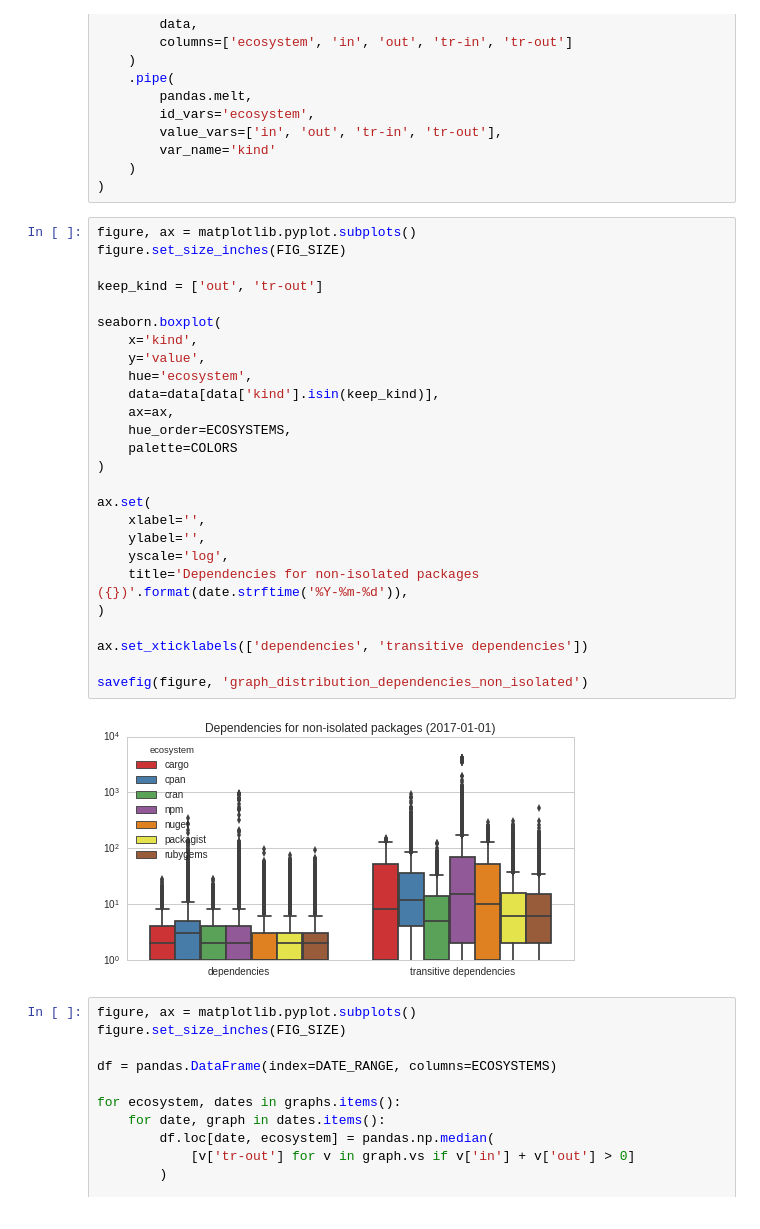
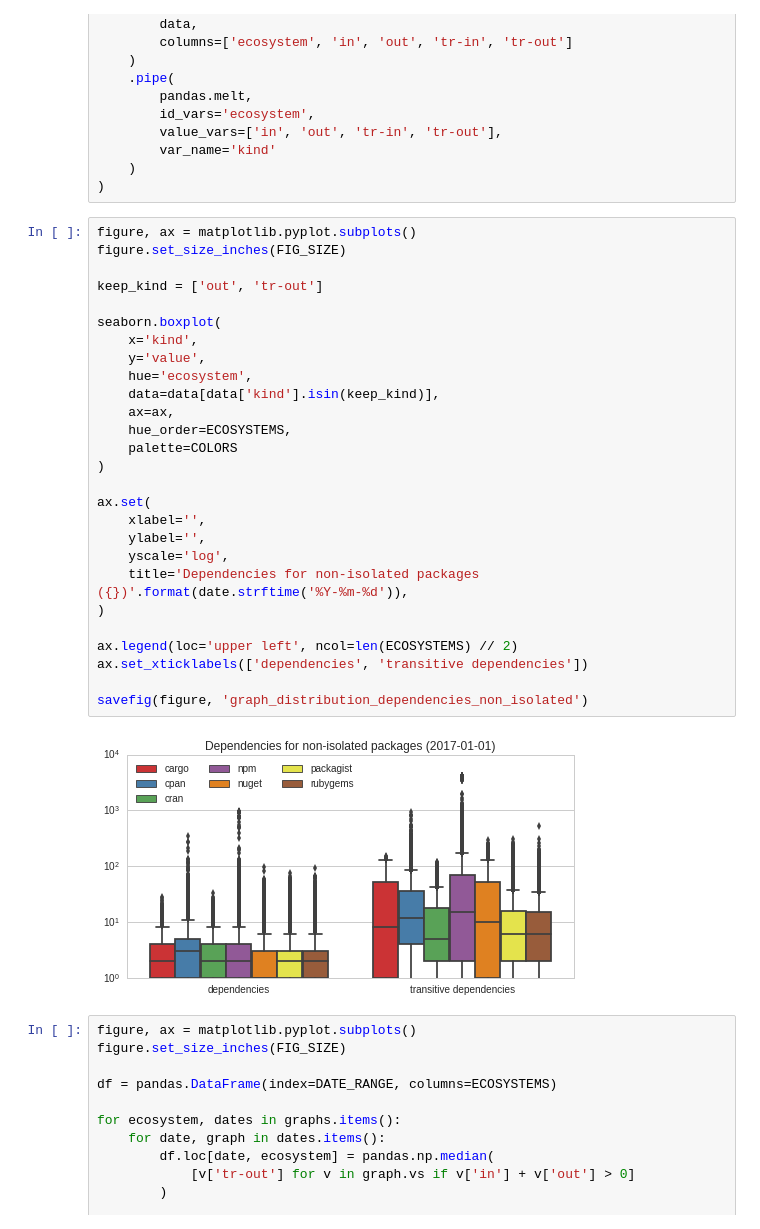
Before and after one commit to AlexandreDecan/ecos-emse, a Jupyter notebook: notebooks/Graphs metrics.ipynb, the cells around one changed output. Cells and saved outputs as stored; diff of their text form.

```diff
--- a/notebooks/Graphs metrics.ipynb
+++ b/notebooks/Graphs metrics.ipynb
@@ -278,31 +278,32 @@ data = (
 # %%
 figure, ax = matplotlib.pyplot.subplots()
 figure.set_size_inches(FIG_SIZE)
 
 keep_kind = ['out', 'tr-out']
 
 seaborn.boxplot(
     x='kind',
     y='value',
     hue='ecosystem',
     data=data[data['kind'].isin(keep_kind)],
     ax=ax,
     hue_order=ECOSYSTEMS,
     palette=COLORS
 )
 
 ax.set(
     xlabel='',
     ylabel='',
     yscale='log',
     title='Dependencies for non-isolated packages ({})'.format(date.strftime('%Y-%m-%d')),
 )
 
+ax.legend(loc='upper left', ncol=len(ECOSYSTEMS) // 2)
 ax.set_xticklabels(['dependencies', 'transitive dependencies'])
 
 savefig(figure, 'graph_distribution_dependencies_non_isolated')
 # %% [output]
-[figure, old version]
+[figure, new version]
 # %%
 figure, ax = matplotlib.pyplot.subplots()
 figure.set_size_inches(FIG_SIZE)
```
Also changed, not shown: parts of 2 cells of this notebook, 5 other files.
